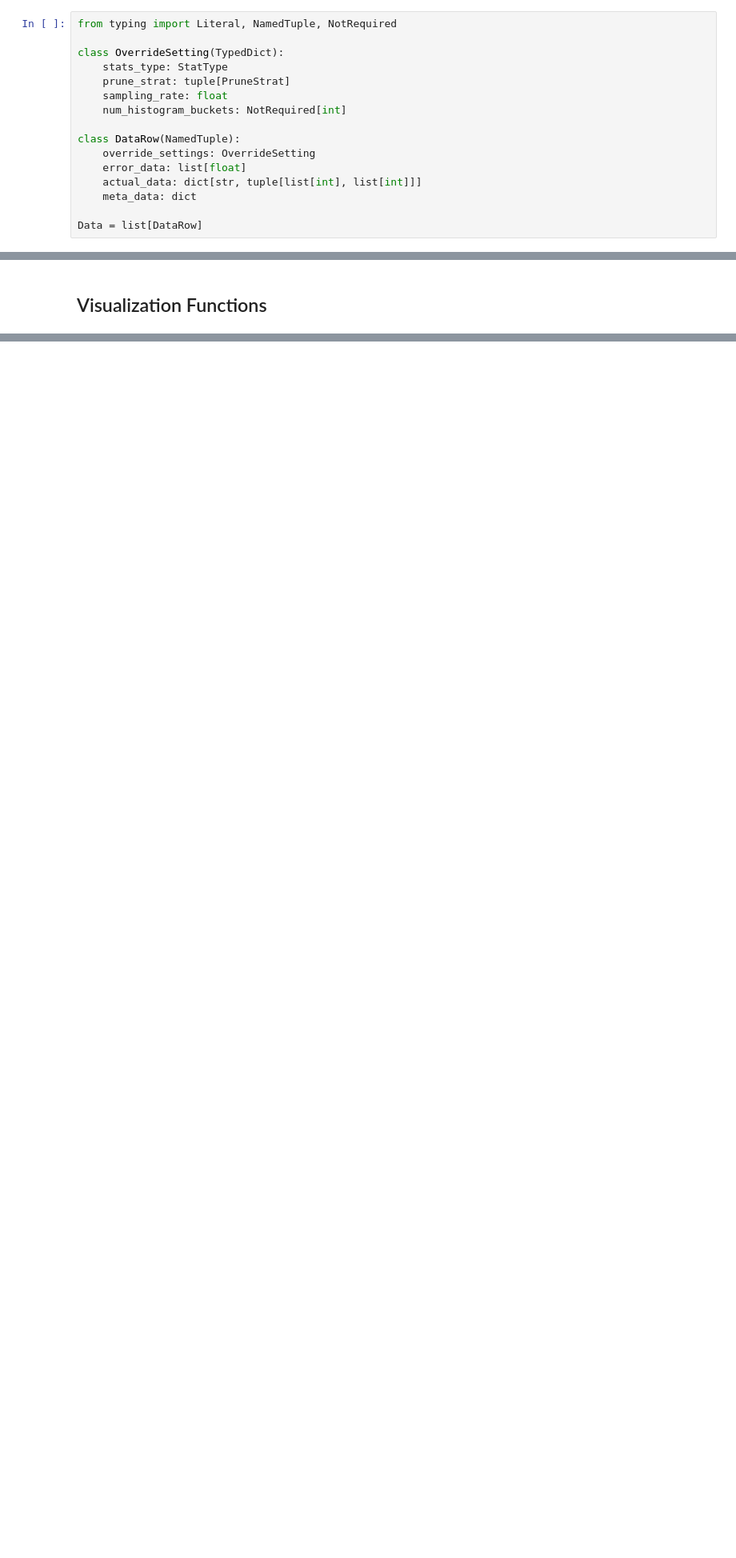
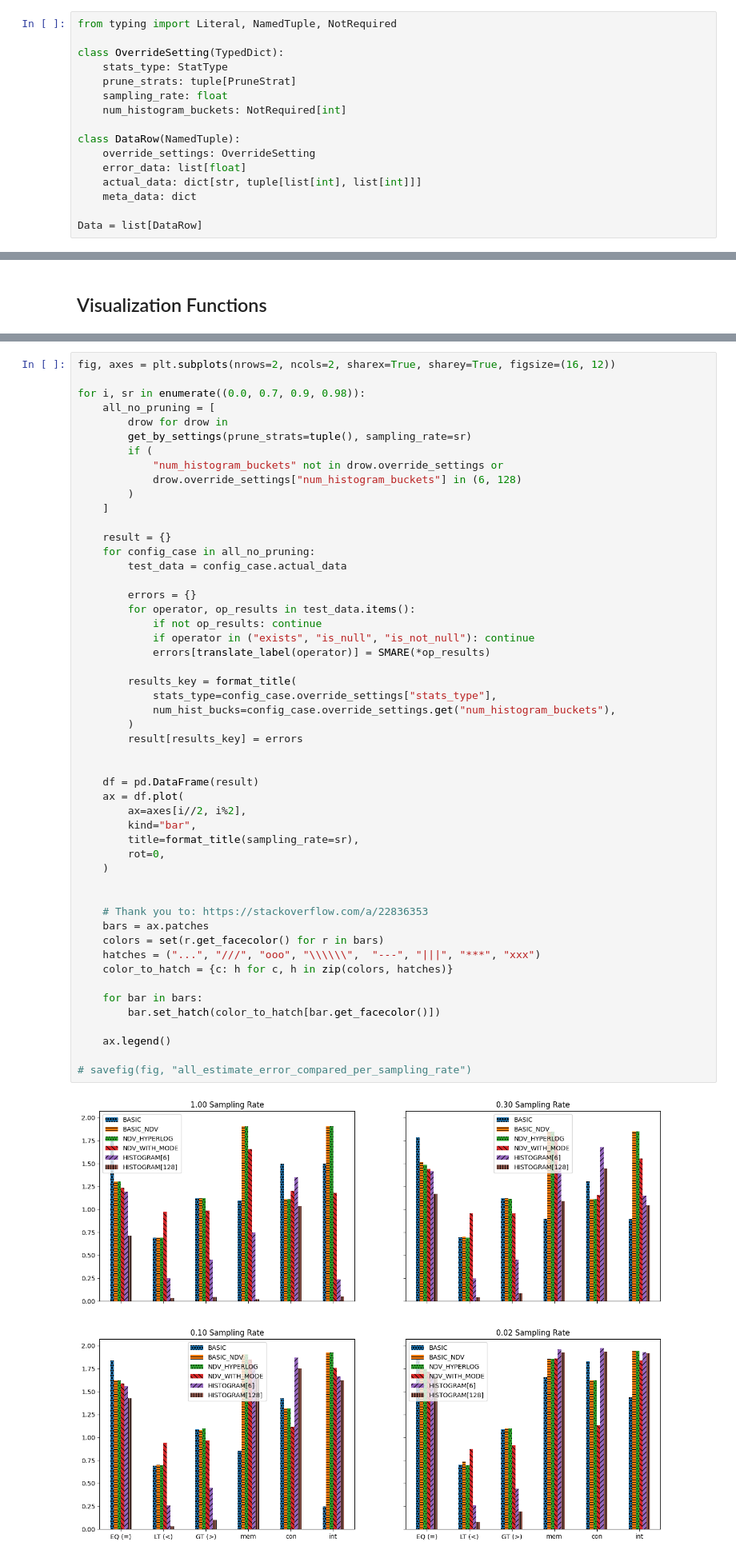
Before and after one commit to jonaengs/json-statistics-dev, a Jupyter notebook: notebooks/results_analysis.ipynb, the cells around one changed output, grey strips where cells are left out. Shown: that part at 80% size. Drawn from its saved outputs; the diff is of its cells as text; blank space fills up the shorter version.

```diff
--- a/notebooks/results_analysis.ipynb
+++ b/notebooks/results_analysis.ipynb
@@ -45,7 +52,7 @@ from typing import Literal, NamedTuple, NotRequired
 
 class OverrideSetting(TypedDict):
     stats_type: StatType
-    prune_strat: tuple[PruneStrat]
+    prune_strats: tuple[PruneStrat]
     sampling_rate: float
     num_histogram_buckets: NotRequired[int]
 
@@ -218,0 +253,53 @@ def multiple_boxplots(datas: list[dict[str, list[float]]], titles=[], layout=Non
+# %%
+fig, axes = plt.subplots(nrows=2, ncols=2, sharex=True, sharey=True, figsize=(16, 12))
+
+for i, sr in enumerate((0.0, 0.7, 0.9, 0.98)):
+    all_no_pruning = [
+        drow for drow in
+        get_by_settings(prune_strats=tuple(), sampling_rate=sr)
+        if (
+            "num_histogram_buckets" not in drow.override_settings or
+            drow.override_settings["num_histogram_buckets"] in (6, 128)
+        )
+    ]
+
+    result = {}
+    for config_case in all_no_pruning:
+        test_data = config_case.actual_data
+
+        errors = {}
+        for operator, op_results in test_data.items():
+            if not op_results: continue
+            if operator in ("exists", "is_null", "is_not_null"): continue
+            errors[translate_label(operator)] = SMARE(*op_results)
+
+        results_key = format_title(
+            stats_type=config_case.override_settings["stats_type"],
+            num_hist_bucks=config_case.override_settings.get("num_histogram_buckets"),
+        )
+        result[results_key] = errors
+
+
+    df = pd.DataFrame(result)
+    ax = df.plot(
+        ax=axes[i//2, i%2],
+        kind="bar",
+        title=format_title(sampling_rate=sr),
+        rot=0,
+    )
+
+
+    # Thank you to: https://stackoverflow.com/a/22836353
+    bars = ax.patches
+    colors = set(r.get_facecolor() for r in bars)
+    hatches = ("...", "///", "ooo", "\\\\\\",  "---", "|||", "***", "xxx")
+    color_to_hatch = {c: h for c, h in zip(colors, hatches)}
+
+    for bar in bars:
+        bar.set_hatch(color_to_hatch[bar.get_facecolor()])
+
+    ax.legend()
+
+# savefig(fig, "all_estimate_error_compared_per_sampling_rate")
+# %% [output]
+[figure, added]
```
Also changed, not shown: parts of 17 cells of this notebook, 3 other files.
